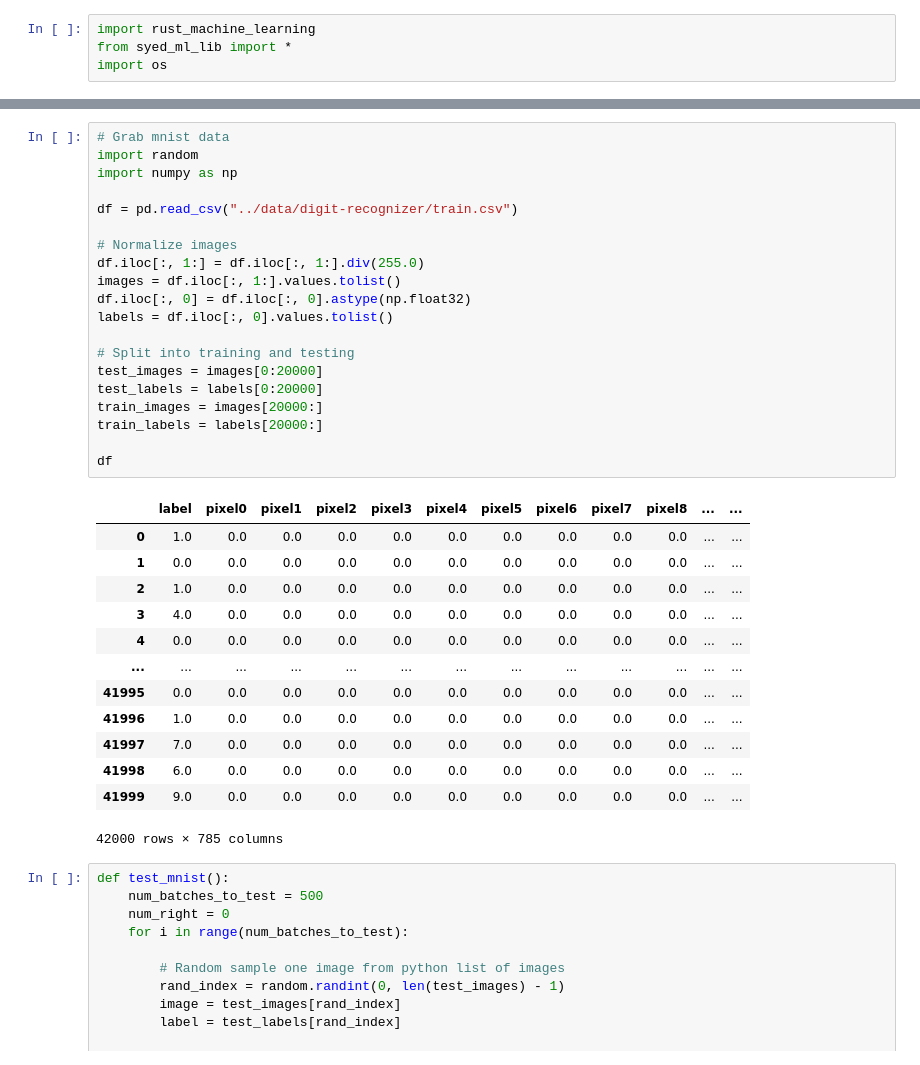
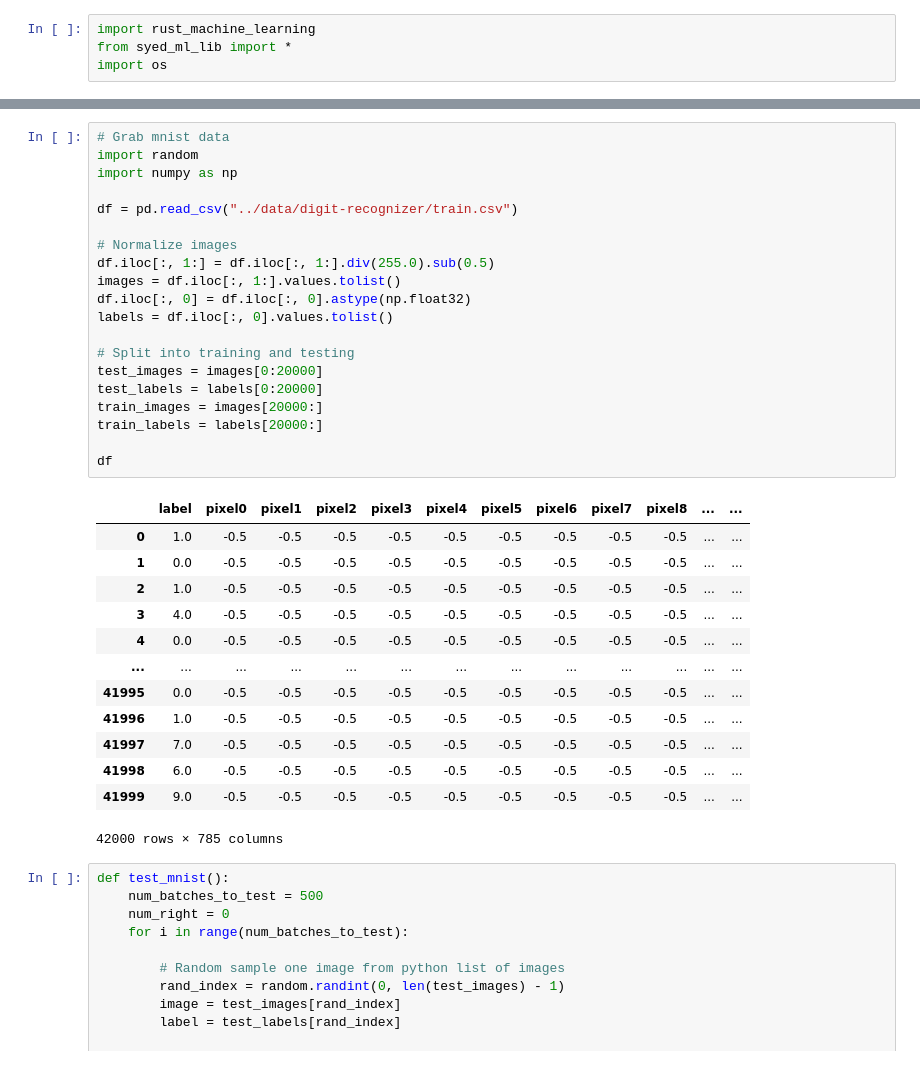
Before and after one commit to haroonsyed/Rust-Machine-Learning, a Jupyter notebook: notebooks/Simplified-Convolutional-Neural-Network.ipynb, the cells around one changed output, grey strips where cells are left out. Drawn from its saved outputs; the diff is of its cells as text.

```diff
--- a/notebooks/Simplified-Convolutional-Neural-Network.ipynb
+++ b/notebooks/Simplified-Convolutional-Neural-Network.ipynb
@@ -15,36 +30,36 @@ CNN = rust_machine_learning.SimplifiedConvolutionalNeuralNetwork(num_classificat
 # %%
 # Grab mnist data
 import random
 import numpy as np
 
 df = pd.read_csv("../data/digit-recognizer/train.csv")
 
 # Normalize images
-df.iloc[:, 1:] = df.iloc[:, 1:].div(255.0)
+df.iloc[:, 1:] = df.iloc[:, 1:].div(255.0).sub(0.5)
 images = df.iloc[:, 1:].values.tolist()
 df.iloc[:, 0] = df.iloc[:, 0].astype(np.float32)
 labels = df.iloc[:, 0].values.tolist()
 
 # Split into training and testing
 test_images = images[0:20000]
 test_labels = labels[0:20000]
 train_images = images[20000:]
 train_labels = labels[20000:]
 
 df
 # %% [output]
 |  | label | pixel0 | pixel1 | pixel2 | pixel3 | pixel4 | pixel5 | pixel6 | pixel7 | pixel8 | ... | ... |
-| 0 | 1.0 | 0.0 | 0.0 | 0.0 | 0.0 | 0.0 | 0.0 | 0.0 | 0.0 | 0.0 | ... | ... |
-| 1 | 0.0 | 0.0 | 0.0 | 0.0 | 0.0 | 0.0 | 0.0 | 0.0 | 0.0 | 0.0 | ... | ... |
-| 2 | 1.0 | 0.0 | 0.0 | 0.0 | 0.0 | 0.0 | 0.0 | 0.0 | 0.0 | 0.0 | ... | ... |
-| 3 | 4.0 | 0.0 | 0.0 | 0.0 | 0.0 | 0.0 | 0.0 | 0.0 | 0.0 | 0.0 | ... | ... |
-| 4 | 0.0 | 0.0 | 0.0 | 0.0 | 0.0 | 0.0 | 0.0 | 0.0 | 0.0 | 0.0 | ... | ... |
+| 0 | 1.0 | -0.5 | -0.5 | -0.5 | -0.5 | -0.5 | -0.5 | -0.5 | -0.5 | -0.5 | ... | ... |
+| 1 | 0.0 | -0.5 | -0.5 | -0.5 | -0.5 | -0.5 | -0.5 | -0.5 | -0.5 | -0.5 | ... | ... |
+| 2 | 1.0 | -0.5 | -0.5 | -0.5 | -0.5 | -0.5 | -0.5 | -0.5 | -0.5 | -0.5 | ... | ... |
+| 3 | 4.0 | -0.5 | -0.5 | -0.5 | -0.5 | -0.5 | -0.5 | -0.5 | -0.5 | -0.5 | ... | ... |
+| 4 | 0.0 | -0.5 | -0.5 | -0.5 | -0.5 | -0.5 | -0.5 | -0.5 | -0.5 | -0.5 | ... | ... |
 | ... | ... | ... | ... | ... | ... | ... | ... | ... | ... | ... | ... | ... |
-| 41995 | 0.0 | 0.0 | 0.0 | 0.0 | 0.0 | 0.0 | 0.0 | 0.0 | 0.0 | 0.0 | ... | ... |
-| 41996 | 1.0 | 0.0 | 0.0 | 0.0 | 0.0 | 0.0 | 0.0 | 0.0 | 0.0 | 0.0 | ... | ... |
-| 41997 | 7.0 | 0.0 | 0.0 | 0.0 | 0.0 | 0.0 | 0.0 | 0.0 | 0.0 | 0.0 | ... | ... |
-| 41998 | 6.0 | 0.0 | 0.0 | 0.0 | 0.0 | 0.0 | 0.0 | 0.0 | 0.0 | 0.0 | ... | ... |
-| 41999 | 9.0 | 0.0 | 0.0 | 0.0 | 0.0 | 0.0 | 0.0 | 0.0 | 0.0 | 0.0 | ... | ... |
+| 41995 | 0.0 | -0.5 | -0.5 | -0.5 | -0.5 | -0.5 | -0.5 | -0.5 | -0.5 | -0.5 | ... | ... |
+| 41996 | 1.0 | -0.5 | -0.5 | -0.5 | -0.5 | -0.5 | -0.5 | -0.5 | -0.5 | -0.5 | ... | ... |
+| 41997 | 7.0 | -0.5 | -0.5 | -0.5 | -0.5 | -0.5 | -0.5 | -0.5 | -0.5 | -0.5 | ... | ... |
+| 41998 | 6.0 | -0.5 | -0.5 | -0.5 | -0.5 | -0.5 | -0.5 | -0.5 | -0.5 | -0.5 | ... | ... |
+| 41999 | 9.0 | -0.5 | -0.5 | -0.5 | -0.5 | -0.5 | -0.5 | -0.5 | -0.5 | -0.5 | ... | ... |
 42000 rows × 785 columns
 # %%
 def test_mnist():
```
Also changed, not shown: parts of 5 cells of this notebook, 3 other files.
